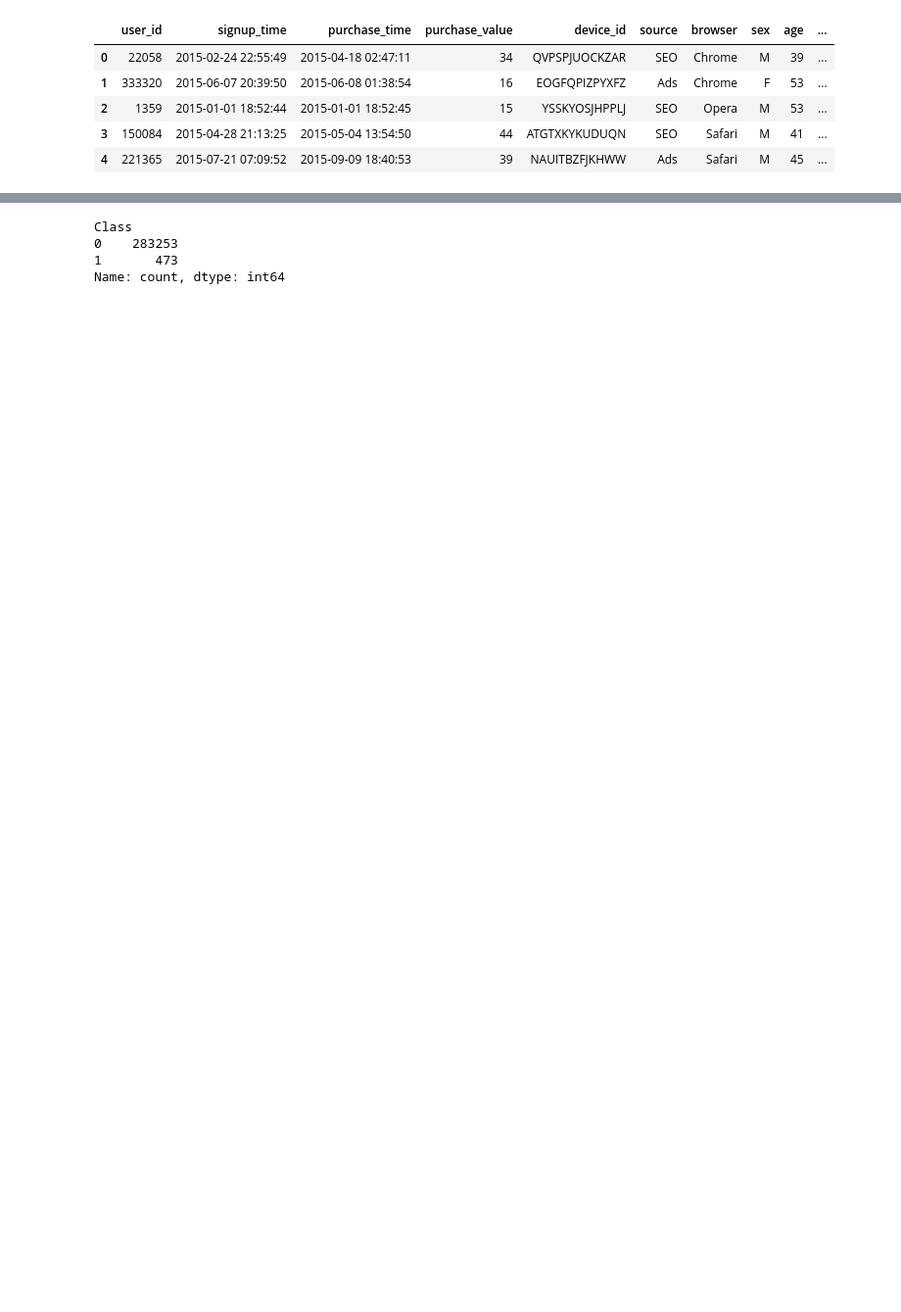
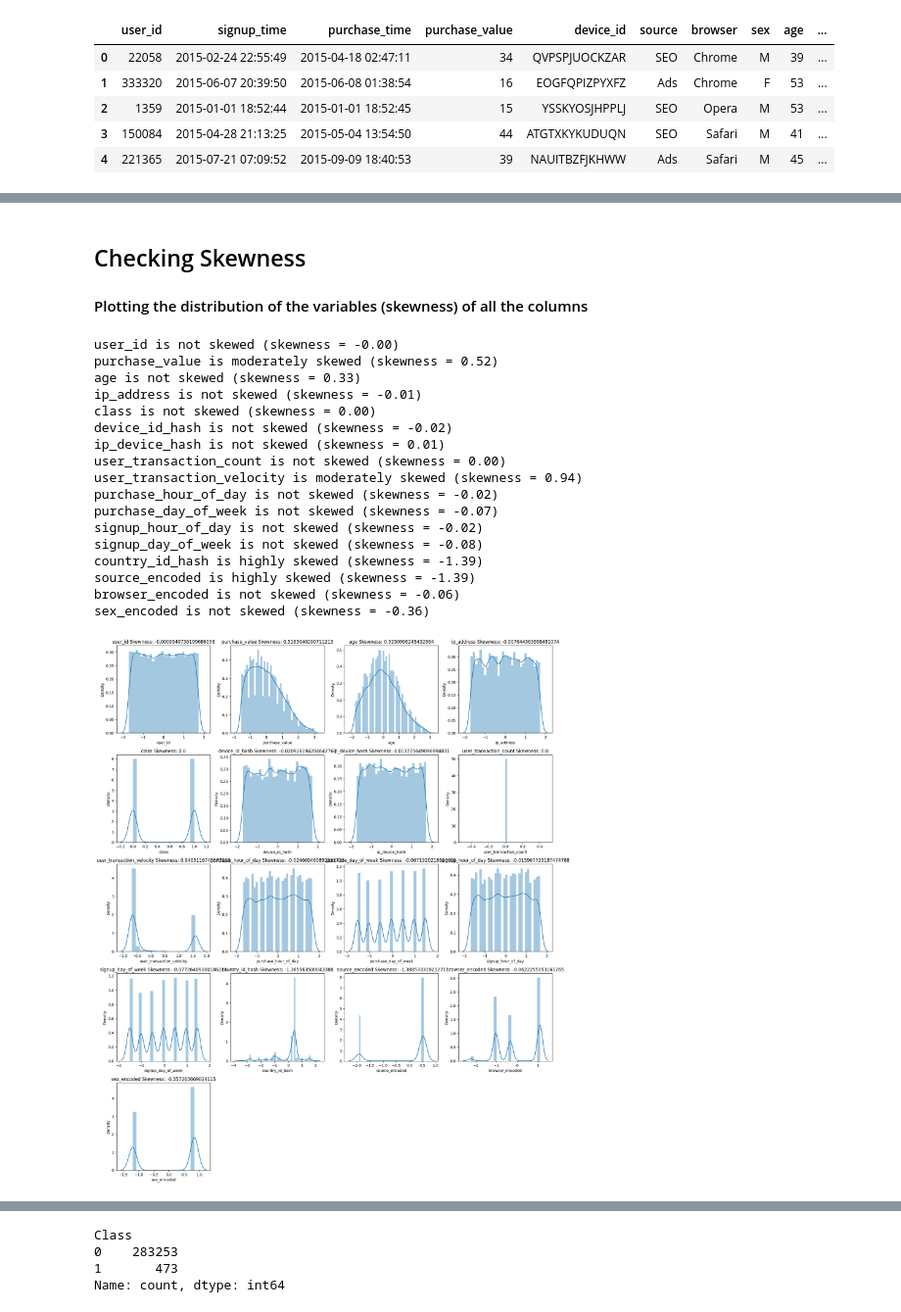
Before and after one commit to Daniel-Andarge/AiML-financial-fraud-detection-model, a Jupyter notebook: notebooks/feature_engineering.ipynb, the cells around one changed output, grey strips where cells are left out. Shown at 98% size. Cells and saved outputs as stored; diff of their text form; code cells hidden in the pictures; blank space fills up the shorter version.

```diff
--- a/notebooks/feature_engineering.ipynb
+++ b/notebooks/feature_engineering.ipynb
@@ -37,0 +62,4 @@ fraud_ip_data.head()
+# %%
+feature_engineer = FeatureEngineering(fraud_ip_data)
+df_processed = feature_engineer.preprocess()
+df_processed.head()
@@ -59,0 +125,48 @@ memory usage: 14.8+ MB
+# %% [markdown]
+## Checking Skewness
+#### Plotting the distribution of the variables (skewness) of all the columns
+# %%
+import matplotlib.pyplot as plt
+import seaborn as sns
+
+cols = df_processed.columns
+
+k = 0
+plt.figure(figsize=(17, 28))
+
+for col in cols:
+    k = k + 1
+    plt.subplot(7, 4, k)
+    sns.distplot(df_processed[col])
+    skewness = df_processed[col].skew()
+    plt.title(col + ' Skewness: ' + str(skewness))
+
+    # Print the skewness result
+    if abs(skewness) < 0.5:
+        print(f"{col} is not skewed (skewness = {skewness:.2f})")
+    elif 0.5 <= abs(skewness) < 1:
+        print(f"{col} is moderately skewed (skewness = {skewness:.2f})")
+    else:
+        print(f"{col} is highly skewed (skewness = {skewness:.2f})")
+
+plt.tight_layout()
+plt.show()
+# %% [output]
+user_id is not skewed (skewness = -0.00)
+purchase_value is moderately skewed (skewness = 0.52)
+age is not skewed (skewness = 0.33)
+ip_address is not skewed (skewness = -0.01)
+class is not skewed (skewness = 0.00)
+device_id_hash is not skewed (skewness = -0.02)
+ip_device_hash is not skewed (skewness = 0.01)
+user_transaction_count is not skewed (skewness = 0.00)
+user_transaction_velocity is moderately skewed (skewness = 0.94)
+purchase_hour_of_day is not skewed (skewness = -0.02)
+purchase_day_of_week is not skewed (skewness = -0.07)
+signup_hour_of_day is not skewed (skewness = -0.02)
+signup_day_of_week is not skewed (skewness = -0.08)
+country_id_hash is highly skewed (skewness = -1.39)
+source_encoded is highly skewed (skewness = -1.39)
+browser_encoded is not skewed (skewness = -0.06)
+sex_encoded is not skewed (skewness = -0.36)
+[figure, added]
```
Also changed, not shown: parts of 45 cells of this notebook, 2 other files.
